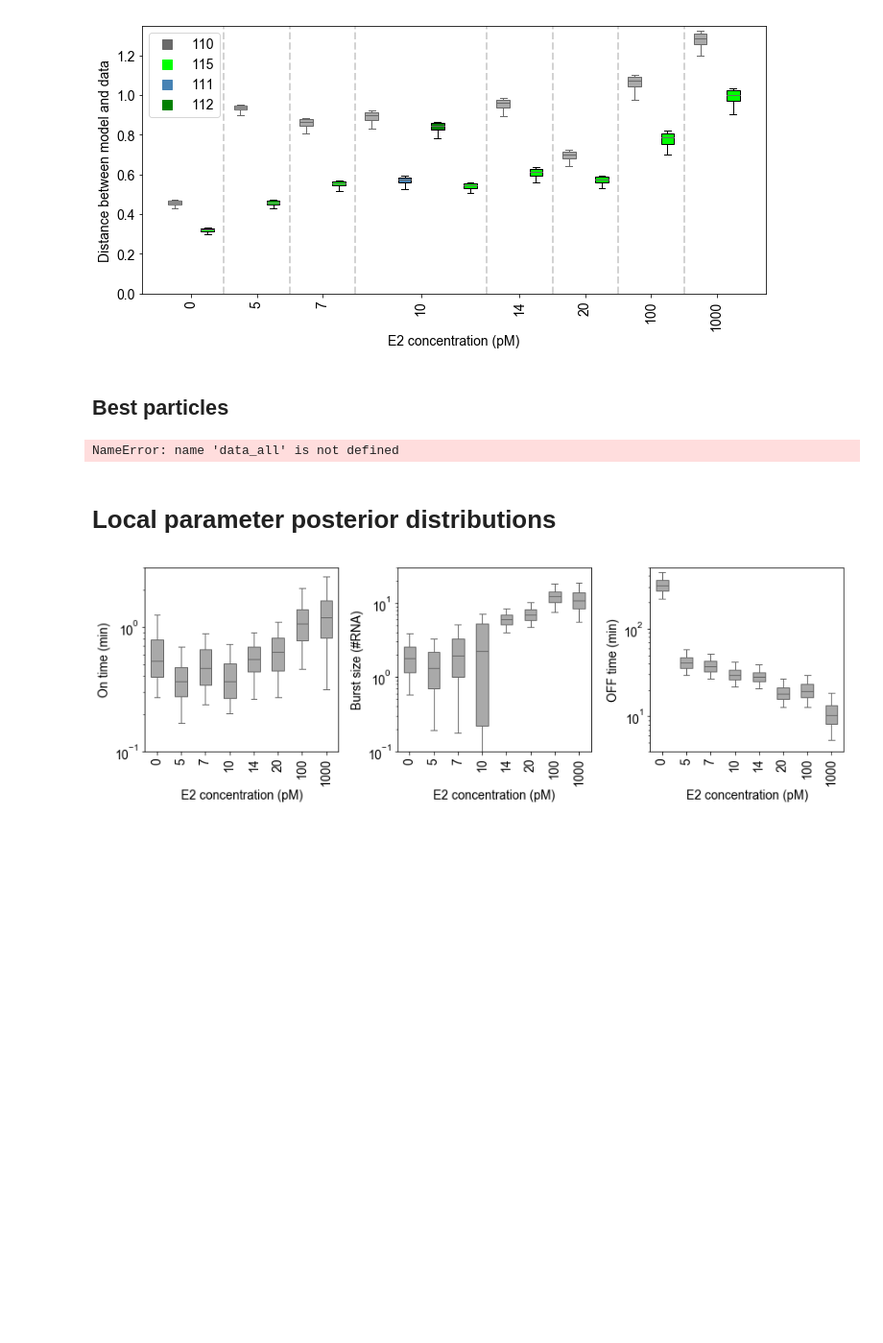
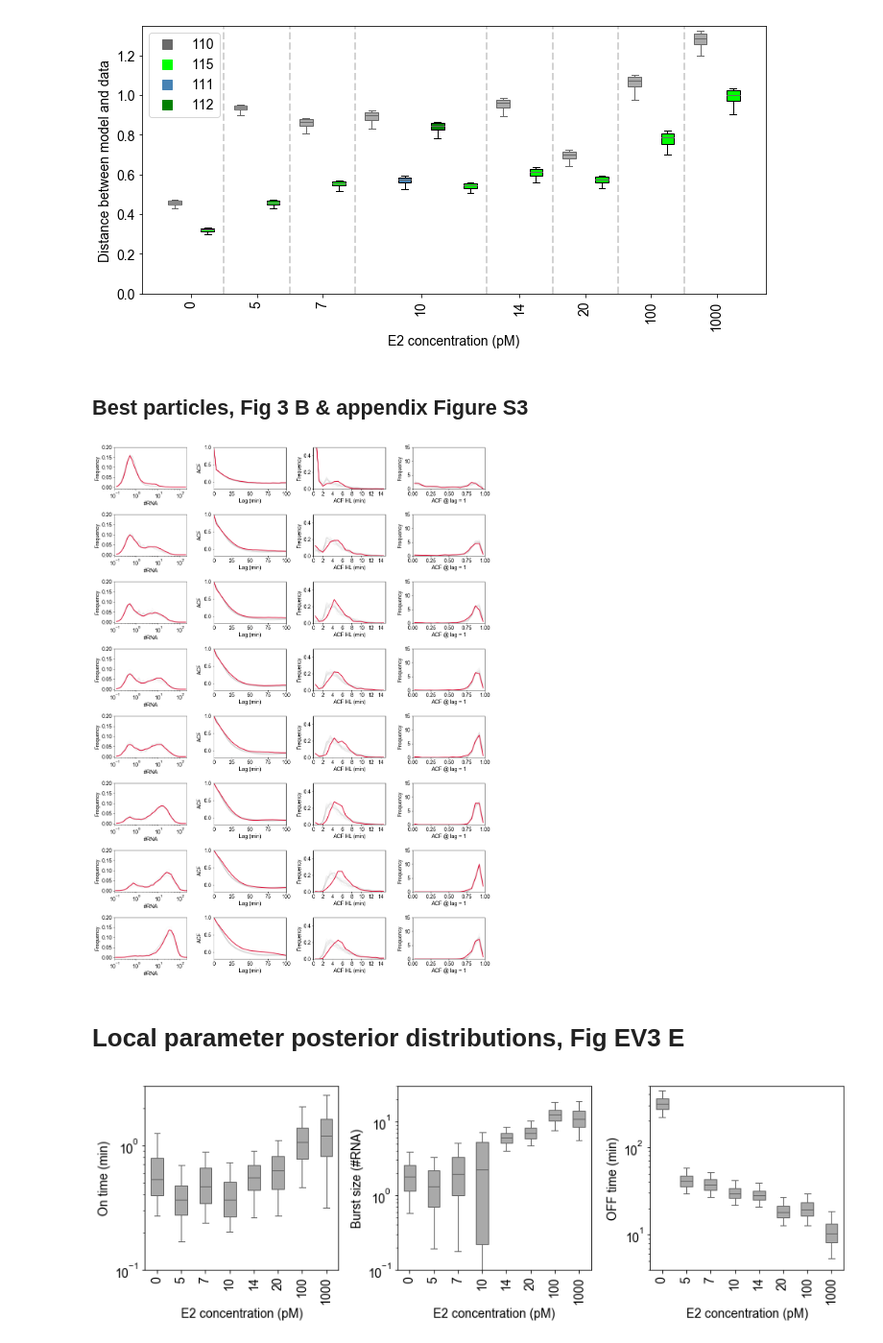
Before and after one commit to baumgast/gene_transcription_SMC_ABC, a Jupyter notebook: figure_3.ipynb, the cells around one changed output. Shown at 96% size. Saved outputs shown, nothing was run; the diff lists cells and outputs as text; code cells hidden in the pictures; blank space fills up the shorter version.

```diff
--- a/figure_3.ipynb
+++ b/figure_3.ipynb
@@ -246,7 +273,7 @@ fig_EV3_distance_variability(smc_dist_110,smc_dist_115,smc_10pM_111[2][:,-1],smc
 # %% [output]
 [figure]
 # %% [markdown]
-## Best particles
+## Best particles, Fig 3 B & appendix Figure S3
 # %%
 def figure_3_best_particles(data, mock, smc_simulations, windows=win, save=[False],
                   n_part=10):
@@ -265,17 +292,17 @@ def figure_3_best_particles(data, mock, smc_simulations, windows=win, save=[Fals
     bin_centers_lag = (bins_lag[1:] - bins_lag[:-1]) / 2 + bins_lag[:-1]
 
     matplotlib.rcParams.update({'font.size': 15, 'font.family': 'sans'})
-    fig, ax = pl.subplots(len(data), 4, figsize=(1.4 * fig_width, 4 * figheight_single))
+    fig, ax = pl.subplots(len(data), 4, figsize=(15, 20))
 
     for ii in np.arange(0, len(data)):
 
         for jj in np.arange(0, n_part):
-            bins, hist = spl.calc_histogram(smc_simulations[ii][:, :, jj])
+            bins, hist = calc_histogram(smc_simulations[ii][:, :, jj])
             ax[ii, 0].plot(bins[ind_hist[ii][0]:ind_hist[ii][1]] / factor[ii], hist[ind_hist[ii][0]:ind_hist[ii][1]],
                            lw=1, alpha=alpha_fits, color=color_fits)
 
-            ts, acf = smc.acf_sliding_window(smc_simulations[ii][:, :, jj], windows)
-            acf_m = smc.average_acf(acf)
+            ts, acf = acf_sliding_window(smc_simulations[ii][:, :, jj], windows)
+            acf_m = average_acf(acf)
             ax[ii, 1].plot(np.arange(0, len(acf_m.mean(axis=0)))[0:34] * 3,
                            acf_m.mean(axis=0)[0:34], lw=2, color=color_fits, alpha=alpha_fits)
 
@@ -287,12 +314,12 @@ def figure_3_best_particles(data, mock, smc_simulations, windows=win, save=[Fals
             lag_m = acf_lag_hist.mean(axis=0)
             ax[ii, 3].plot(bin_centers_lag, lag_m, lw=2, color=color_fits, alpha=alpha_fits)
 
-        bins, hist = spl.calc_histogram(data[ii])
+        bins, hist = calc_histogram(data[ii])
         ax[ii, 0].plot(bins[ind_hist[ii][0]:ind_hist[ii][1]] / factor[ii], hist[ind_hist[ii][0]:ind_hist[ii][1]],
                        color=color, lw=2)
 
-        ts, acf = smc.acf_sliding_window(data[ii], windows)
-        acf_m = smc.average_acf(acf)
+        ts, acf = acf_sliding_window(data[ii], windows)
+        acf_m = average_acf(acf)
         ax[ii, 1].plot(np.arange(0, len(acf_m.mean(axis=0)))[0:34] * 3,
                        acf_m.mean(axis=0)[0:34], lw=2, color=color)
 
@@ -333,14 +360,17 @@ def figure_3_best_particles(data, mock, smc_simulations, windows=win, save=[Fals
     if save[0] == True:
         pl.savefig(save[1] + save[2], dpi=save[3])
 # %%
+data_all = [data_0pME2,data_5pME2,data_7pME2,data_10pME2,data_14pME2,data_20pME2,data_100pME2,data_1000pME2]
+mock_all = [mock_0pME2,mock_5pME2,mock_7pME2,mock_10pME2,mock_14pME2,mock_20pME2,mock_100pME2,mock_1000pME2]
+
 smc_simulations_all = [smc_0pM[1],smc_5pM[1],smc_7pM[1],smc_10pM[1],smc_14pM[1],
                       smc_20pM[1],smc_100pM[1],smc_1000pM[1]]
 
-figure_3_best_particles(data_all,mock_all,smc_simulations_all,n_part = 5)
+figure_3_best_particles(data_all,mock_all,smc_simulations_all)
 # %% [output]
-NameError: name 'data_all' is not defined
+[figure, added]
 # %% [markdown]
-# Local parameter posterior distributions
+# Local parameter posterior distributions, Fig EV3 E
 # %%
 def fig_EV3_local_posteriors(smc_res,
                              conc = ['0','5','7','10','14','20','100','1000'],
```
Also changed, not shown: parts of 8 cells of this notebook, 45 other files.
